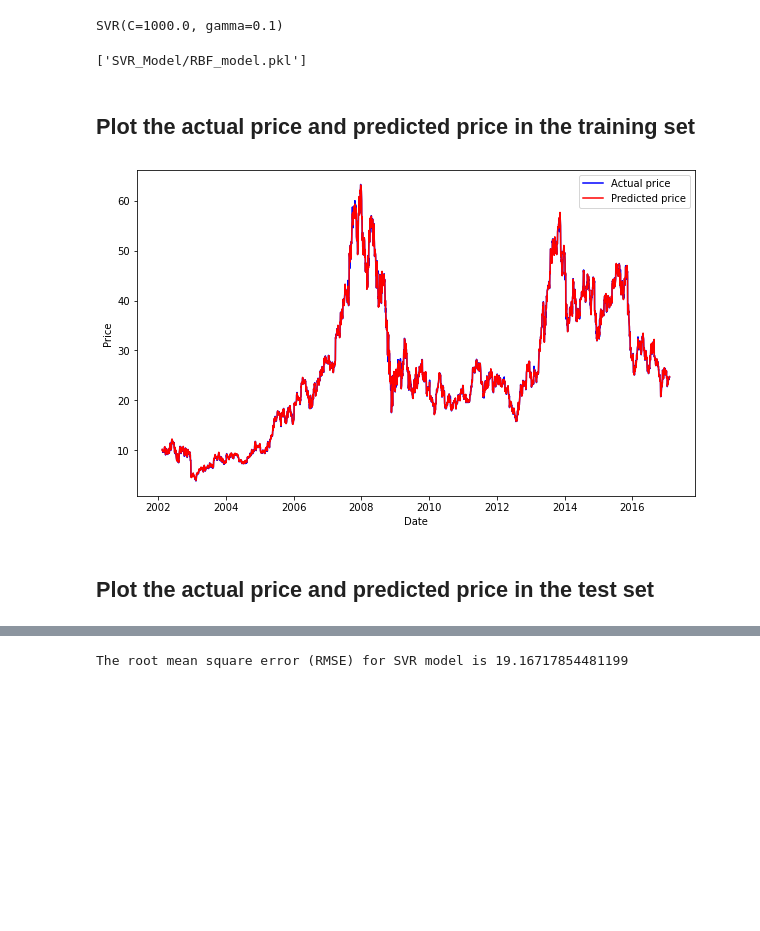
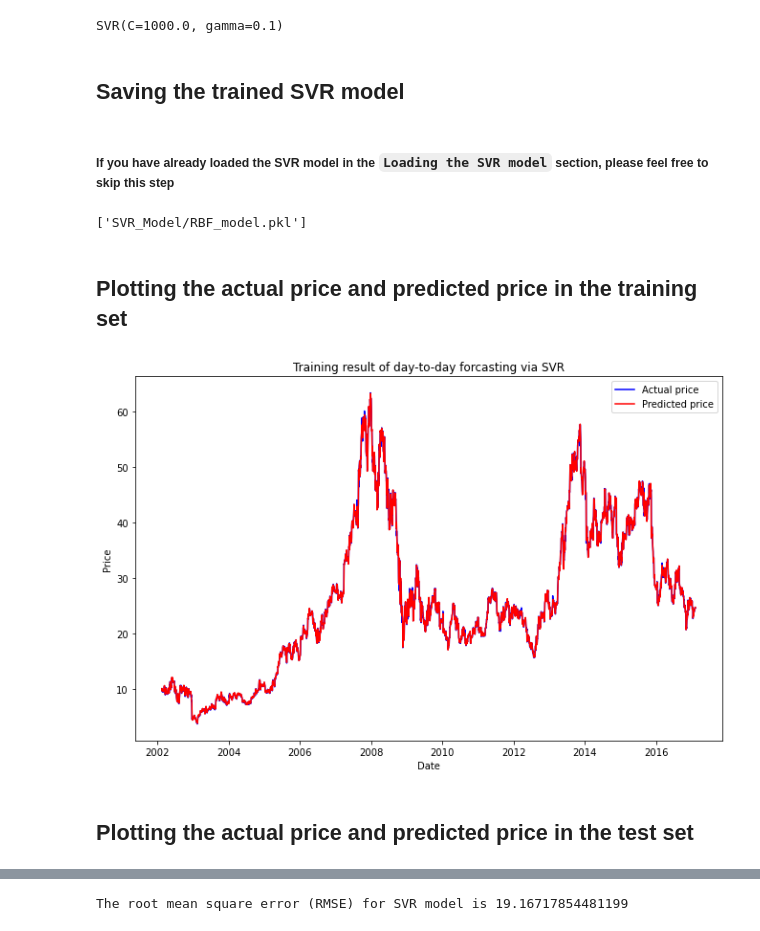
Before and after one commit to zhaoshengEE/Stock_Price_Forecasting, a Jupyter notebook: SVR.ipynb, the cells around one changed output, grey strips where cells are left out. Cells and saved outputs as stored; diff of their text form; code cells hidden in the pictures; blank space fills up the shorter version.

```diff
--- a/SVR.ipynb
+++ b/SVR.ipynb
@@ -95,4 +96,8 @@ SVR_RBF = SVR(kernel = 'rbf', C = 1e3, gamma = 0.1)
 SVR_RBF.fit(training_data_date, training_data_close_price)
 # %% [output]
 SVR(C=1000.0, gamma=0.1)
+# %% [markdown]
+## Saving the trained SVR model
+# %% [markdown]
+##### If you have already loaded the SVR model in the `Loading the SVR model` section, please feel free to skip this step
 # %%
@@ -101,17 +105,19 @@ joblib.dump(SVR_RBF, "SVR_Model/RBF_model.pkl")
 # %% [output]
 ['SVR_Model/RBF_model.pkl']
 # %% [markdown]
-## Plot the actual price and predicted price in the training set
+## Plotting the actual price and predicted price in the training set
 # %%
-plt.figure(figsize = (10,6))
+plt.figure(figsize = (11, 7))
 plt.plot(training_data_date, training_data_close_price, color= 'blue', label= 'Actual price')
 plt.plot(org_dates_training, SVR_RBF.predict(training_data_date), color= 'red', label= 'Predicted price')
 plt.xlabel('Date')
 plt.ylabel('Price')
+plt.title('Training result of day-to-day forcasting via SVR')
 plt.legend()
+plt.savefig('img/SVR_training_result.png')
 plt.show()
 # %% [output]
-[figure, old version]
+[figure, new version]
 # %% [markdown]
-## Plot the actual price and predicted price in the test set
+## Plotting the actual price and predicted price in the test set
 # %%
```
Also changed, not shown: parts of 22 cells of this notebook.
